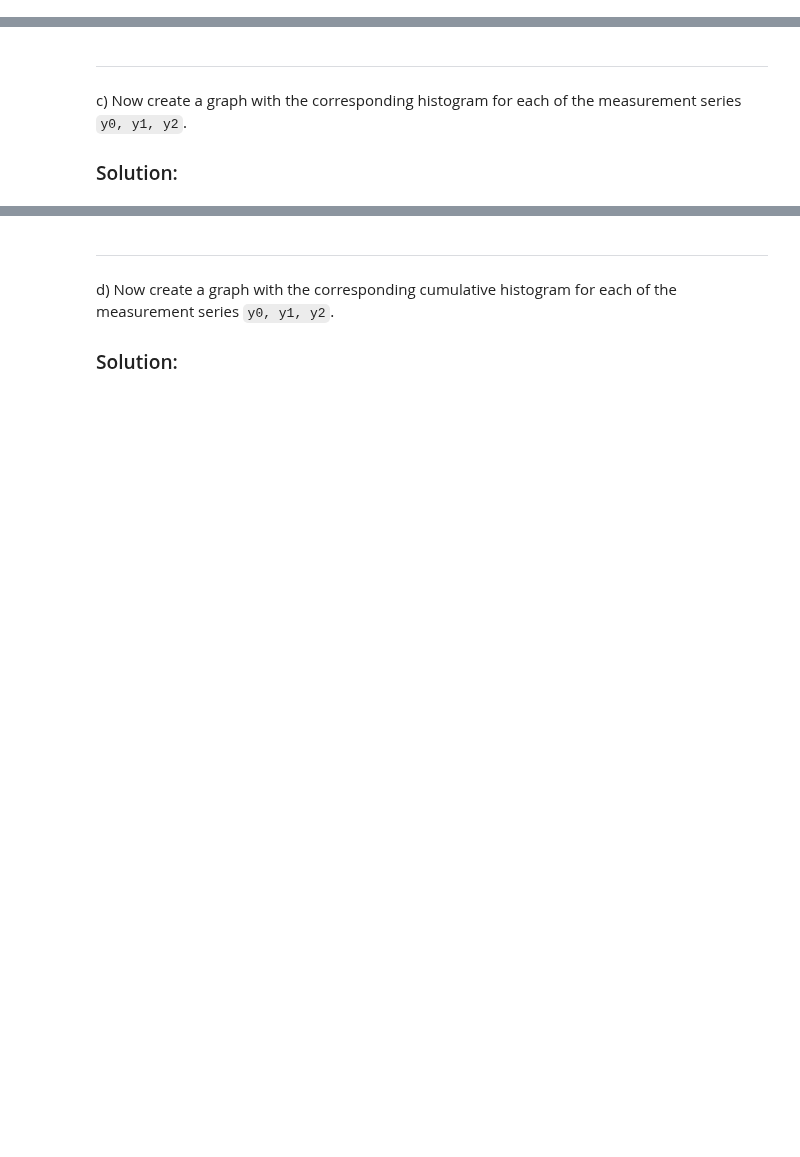
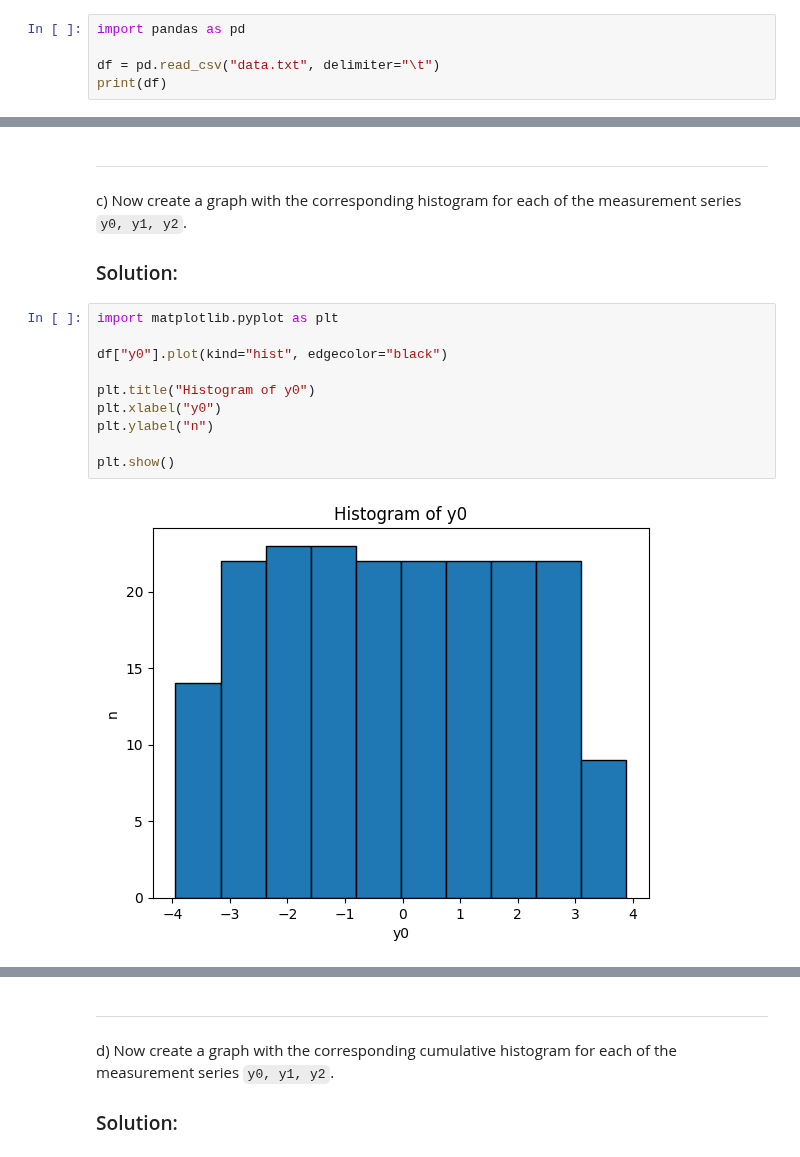
Before and after one commit to matteofrongillo/HSLU, a Jupyter notebook: 1. Semester/Python/SW09/SW09_Auftrag_en.ipynb, the cells around one changed output, grey strips where cells are left out. Cells and saved outputs as stored; diff of their text form; blank space fills up the shorter version.

```diff
--- a/1. Semester/Python/SW09/SW09_Auftrag_en.ipynb
+++ b/1. Semester/Python/SW09/SW09_Auftrag_en.ipynb
@@ -77,3 +103,8 @@ Read in a data file and display and evaluate the values using [pandas](https://p
 a) Read in the data file [`data.txt`](data.txt) and output the labels of the columns.
 
 ### Solution:
+# %%
+import pandas as pd
+
+df = pd.read_csv("data.txt", delimiter="\t")
+print(df)
@@ -92,3 +180,15 @@ b) Determine the mean value, the standard deviation, the median, the upper and l
 c) Now create a graph with the corresponding histogram for each of the measurement series `y0, y1, y2`.
 
 ### Solution:
+# %%
+import matplotlib.pyplot as plt
+
+df["y0"].plot(kind="hist", edgecolor="black")
+
+plt.title("Histogram of y0")
+plt.xlabel("y0")
+plt.ylabel("n")
+
+plt.show()
+# %% [output]
+[figure, added]
```
Also changed, not shown: parts of 16 cells of this notebook.
